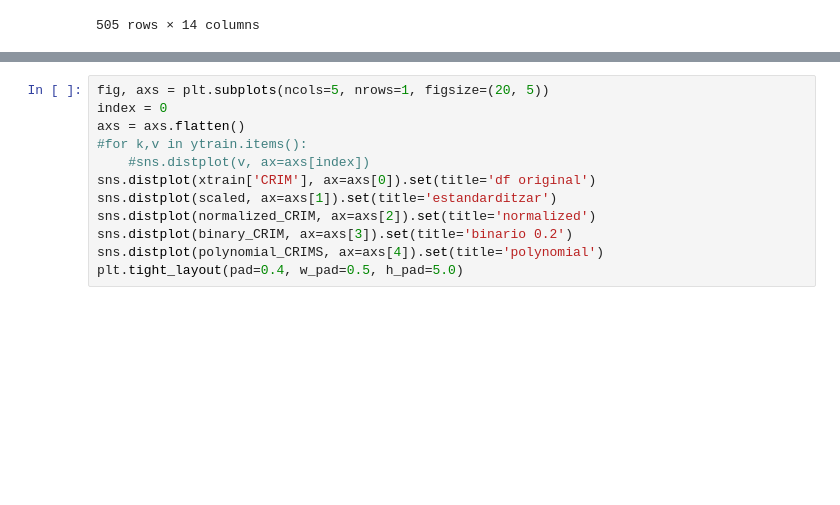
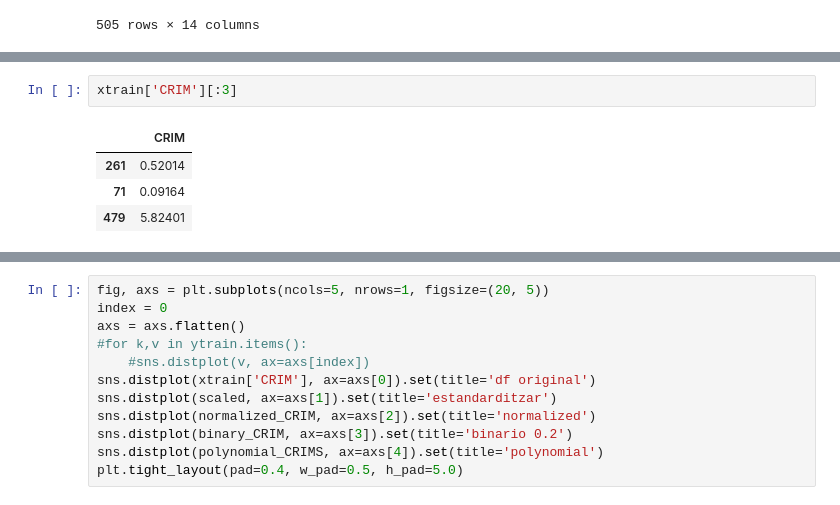
Before and after one commit to JMML2021/Tasca-M5-T02-Introducci-al-Machine-Learning, a Jupyter notebook: Tasca_M5_T02_Machine_Leaning.ipynb, the cells around one changed output, grey strips where cells are left out. Cells and saved outputs as stored; diff of their text form; blank space fills up the shorter version.

```diff
--- a/Tasca_M5_T02_Machine_Leaning.ipynb
+++ b/Tasca_M5_T02_Machine_Leaning.ipynb
@@ -368,0 +386,7 @@ polynomial_CRIMS =poly.fit_transform(xtrain['CRIM'])
+# %%
+xtrain['CRIM'][:3]
+# %% [output]
+|  | CRIM |
+| 261 | 0.52014 |
+| 71 | 0.09164 |
+| 479 | 5.82401 |
```
Also changed, not shown: parts of 10 cells of this notebook.
